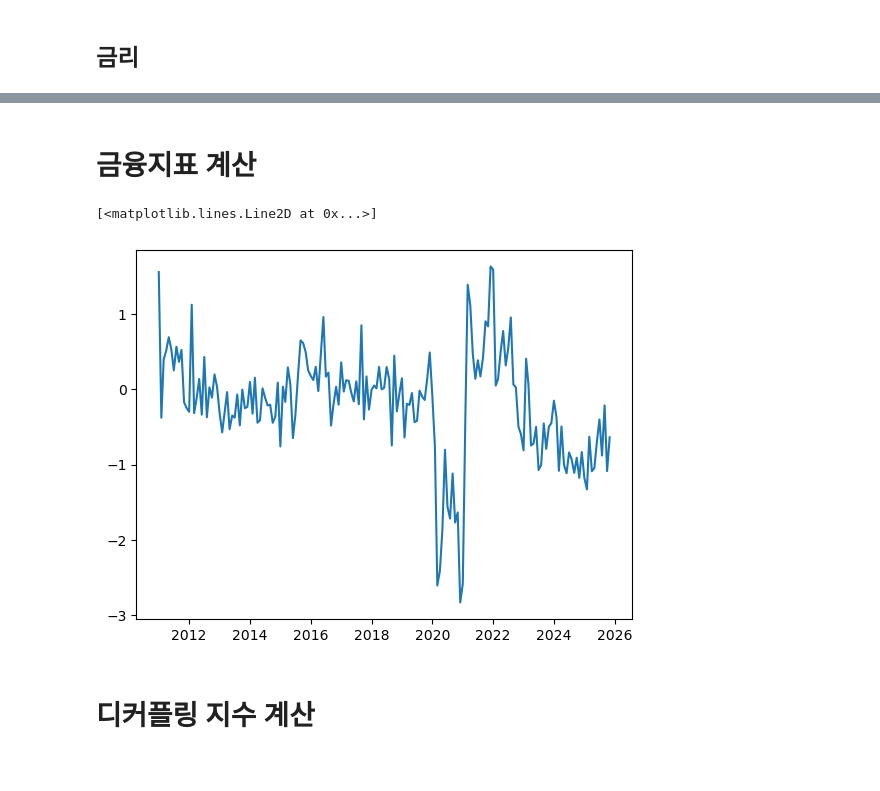
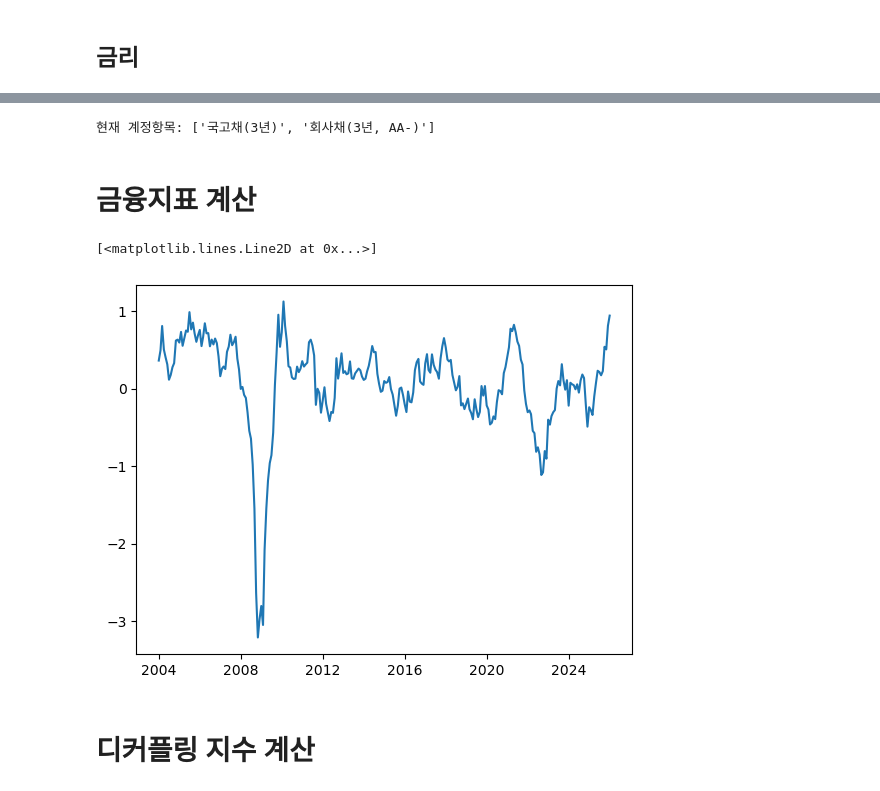
Before and after one commit to yoonsung1/final-project, a Jupyter notebook: 윤성/디커플링 지수 계산.ipynb, the cells around one changed output, grey strips where cells are left out. Cells and saved outputs as stored; diff of their text form; code cells hidden in the pictures.

```diff
--- a/윤성/디커플링 지수 계산.ipynb
+++ b/윤성/디커플링 지수 계산.ipynb
@@ -398,3 +410,65 @@ result
+# %%
+import pandas as pd
+import numpy as np
+
+path = "data/금융지표/시장금리raw.csv"
+
+# 1️⃣ 파일 읽기
+df_wide = pd.read_csv(path)
+
+# 2️⃣ 메타컬럼 / 날짜컬럼 분리
+meta_cols = ["통계표", "계정항목", "단위", "변환"]
+date_cols = [c for c in df_wide.columns if c not in meta_cols]
+
+# 3️⃣ wide → long
+df_long = df_wide.melt(
+    id_vars=meta_cols,
+    value_vars=date_cols,
+    var_name="date_raw",
+    value_name="rate"
+)
+
+# 4️⃣ 🔥 날짜 자동 파싱 (format 지정 안 함)
+df_long["date"] = pd.to_datetime(df_long["date_raw"], errors="coerce")
+
+# 날짜 변환 실패한 행 제거
+df_long = df_long.dropna(subset=["date"])
+
+# 5️⃣ 숫자 변환
+df_long["rate"] = pd.to_numeric(df_long["rate"], errors="coerce")
+
+# 6️⃣ 피벗 → 국고채/회사채 분리
+pivot = df_long.pivot_table(
+    index="date",
+    columns="계정항목",
+    values="rate",
+    aggfunc="first"
+).sort_index()
+
+# 7️⃣ 정확한 컬럼명 확인
+print("현재 계정항목:", list(pivot.columns))
+
+corp_col = "회사채(3년, AA-)"
+gov_col  = "국고채(3년)"
+
+# 8️⃣ 스프레드(pp) 계산
+pivot["spread_pp"] = pivot[corp_col] - pivot[gov_col]
+
+# 9️⃣ z-score 계산 (로그 X)
+mu = pivot["spread_pp"].mean(skipna=True)
+sd = pivot["spread_pp"].std(skipna=True, ddof=0)
+
+pivot["spread_z"] = (pivot["spread_pp"] - mu) / sd
+pivot["spread_z"] = -pivot["spread_z"]
+
+# 10️⃣ 결과
+result = pivot[[gov_col, corp_col, "spread_pp", "spread_z"]].dropna().reset_index()
+
+result.head(10)
+result = result[['date','spread_z']]
+result.to_csv('data/금융지표/시장금리.csv',encoding='utf-8-sig')
+# %% [output]
+현재 계정항목: ['국고채(3년)', '회사채(3년, AA-)']
 # %% [markdown]
 # 금융지표 계산
 # %%
@@ -412,7 +486,7 @@ interest = interest[['date', 'spread_z']].rename(columns={'spread_z': 'interest'
 kospi = kospi[['date', 'kospi_log_yoy_z']].rename(columns={'kospi_log_yoy_z': 'kospi'})
 exchange = exchange[['date', 'exchange_log_yoy_z']].rename(columns={'exchange_log_yoy_z': 'exchange'})
 # %%
-start_date = "2011-01-01"
+start_date = "2004-01-01"
 
 interest = interest[interest['date'] >= start_date]
 kospi = kospi[kospi['date'] >= start_date]
@@ -425,10 +499,10 @@ df_fin = df_fin.sort_values('date')
 df_fin['fin_index'] = df_fin[['interest', 'kospi', 'exchange']].mean(axis=1)
 df_fin.to_csv('data/금융지표/금융지표계산.csv')
 # %%
-plt.plot(df_real['date'],df_real['real_index'])
+plt.plot(df_fin['date'],df_fin['fin_index'])
 # %% [output]
 [<matplotlib.lines.Line2D at 0x...>]
-[figure, old version]
+[figure, new version]
 # %% [markdown]
 # 디커플링 지수 계산
 # %%
```
Also changed, not shown: parts of 14 cells of this notebook, 13 other files.
